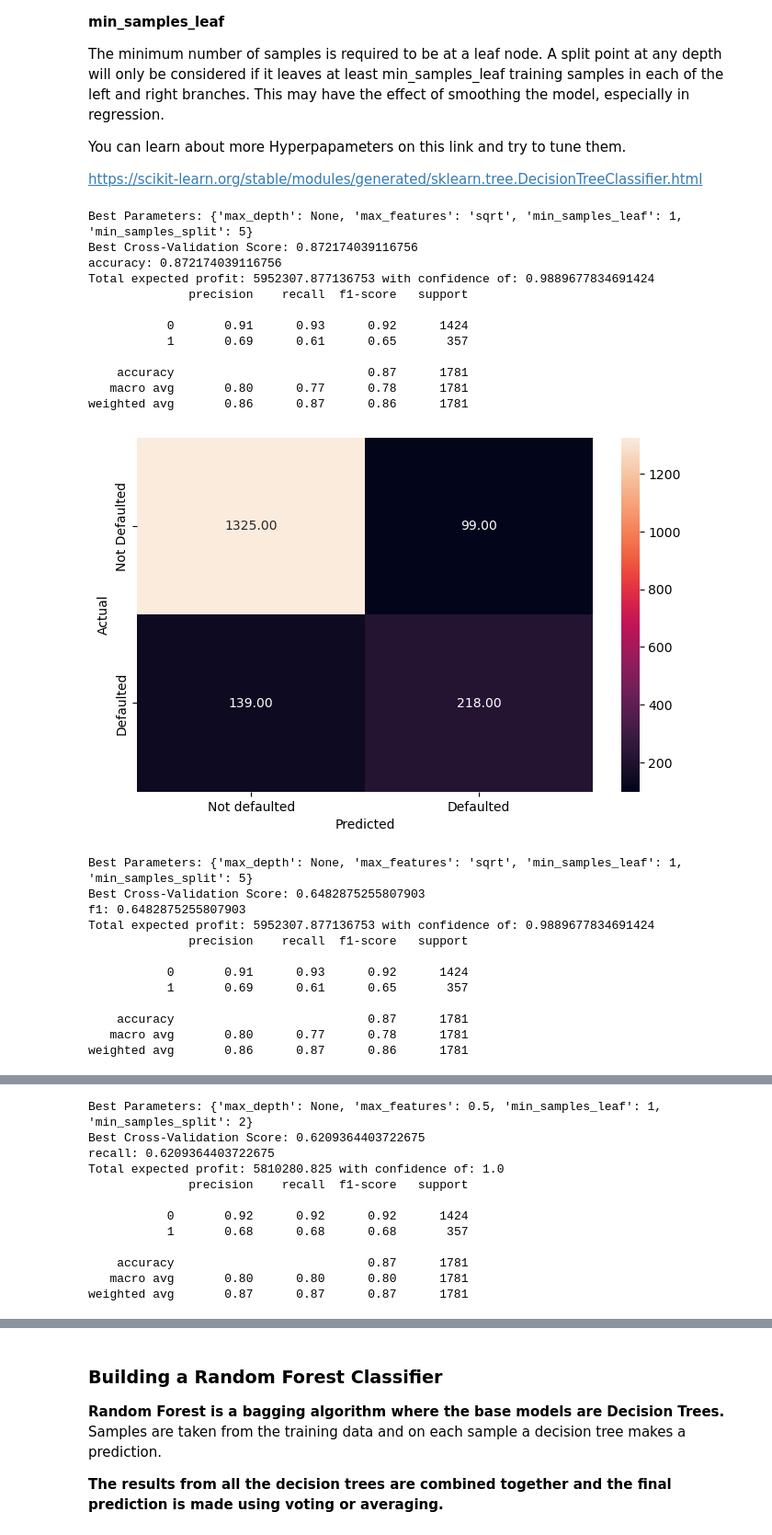
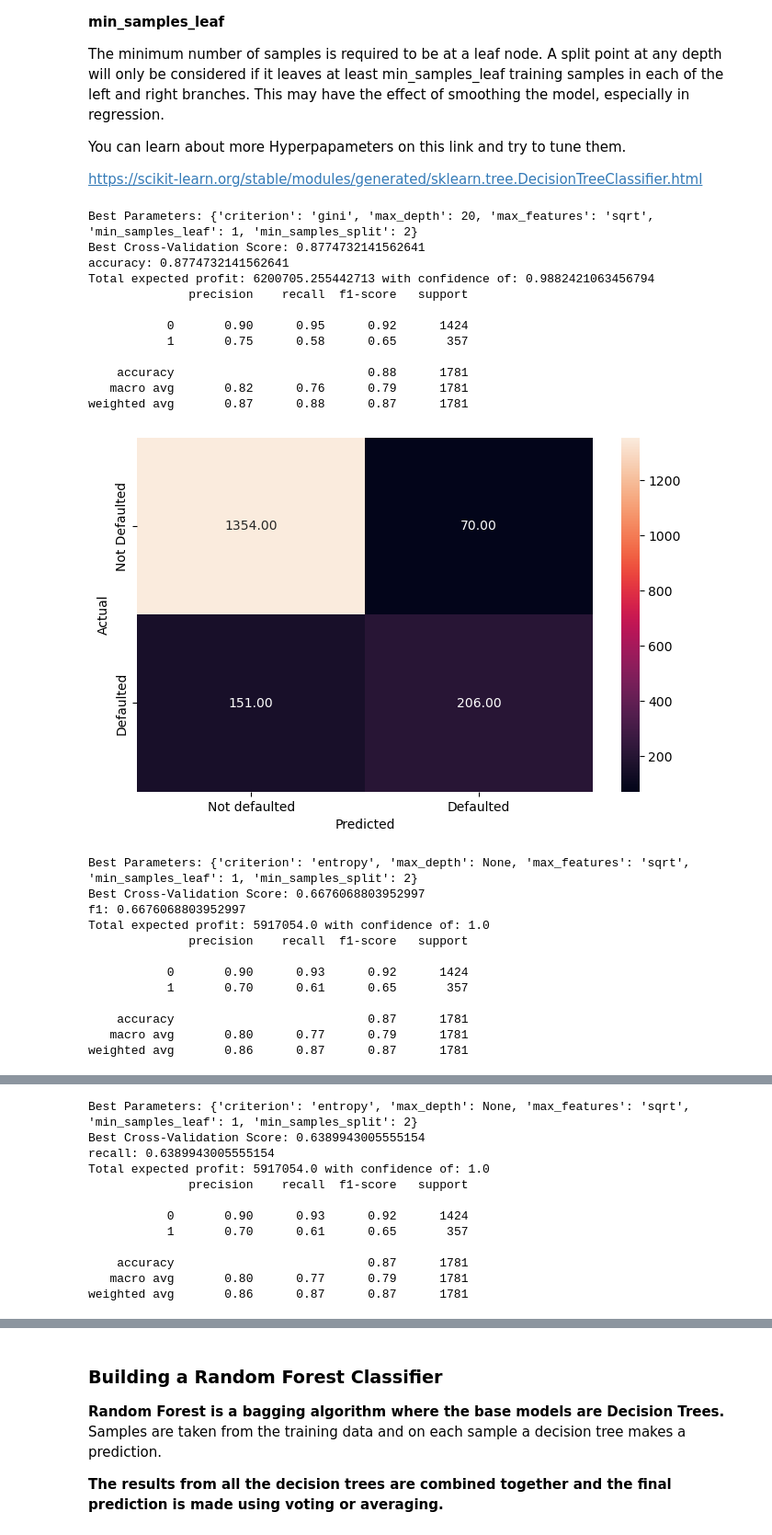
Before and after one commit to vmagar1729/analytiqbit, a Jupyter notebook: notebooks/Capstone_Project_Reference_Notebook_Loan_Default_Prediction_Full_Code.ipynb, the cells around one changed output, grey strips where cells are left out. Shown at 92% size. Saved outputs shown, nothing was run; the diff lists cells and outputs as text; code cells hidden in the pictures.

Commit message:
All models done. WIl a few iterations

```diff
--- a/notebooks/Capstone_Project_Reference_Notebook_Loan_Default_Prediction_Full_Code.ipynb
+++ b/notebooks/Capstone_Project_Reference_Notebook_Loan_Default_Prediction_Full_Code.ipynb
@@ -1562,7 +1565,7 @@ weighted avg       0.83      0.82      0.76      4154
 # %%
-# Checking the performance on the training data
-pred_train_weighted = lg_weighted.predict_proba(X_scaled)
-default_model['prob_default'] = pred_train_weighted[:, 1]  # Add predictions to the original dataset
+# Checking the performance on the test data
+pred_prob_weighted = lg_weighted.predict_proba(X_scaled)
+default_model['prob_default'] = pred_prob_weighted[:, 1]  # Add predictions to the original dataset
 # Calculate profit and loss for the tailored dataset
 
 profit, confidence = calculate_expected_with_confidence(default_model, 'loan_amount_approved')
@@ -1734,7 +1710,7 @@ weighted avg       0.83      0.82      0.76      1781
 ### Decision Tree
 # %%
 # Building decision tree model
-dt = DecisionTreeClassifier()
+dt = DecisionTreeClassifier(criterion='entropy')
 # %%
 # Fitting decision tree model
 dt.fit(x_train, y_train)
@@ -1757,8 +1733,8 @@ weighted avg       1.00      1.00      1.00      4154
 [figure]
 # %%
 # Checking the performance on the test data
-pred_train_dt = dt.predict_proba(X_scaled)
-default_model['prob_default'] = pred_train_dt[:, 1]  # Column for P(default)
+pred_prob_dt = dt.predict_proba(X_scaled)
+default_model['prob_default'] = pred_prob_dt[:, 1]  # Column for P(default)
 # Calculate profit and loss for the tailored dataset
 
 profit, confidence = calculate_expected_with_confidence(default_model, 'loan_amount_approved')
@@ -1781,7 +1757,7 @@ weighted avg       0.86      0.86      0.86      1781
 [figure]
 # %%
 # Decision tree with weights
-dt_weighted = DecisionTreeClassifier(class_weight = {0: 0.8, 1: 0.2}, random_state = 1)
+dt_weighted = DecisionTreeClassifier(class_weight = {0: 4.0, 1: 1.0}, random_state = 1)
 # Fitting decision tree model
 dt_weighted.fit(x_train, y_train)
 # %% [output]
@@ -1849,10 +1825,8 @@ You can learn about more Hyperpapameters on this link and try to tune them.
 
 https://scikit-learn.org/stable/modules/generated/sklearn.tree.DecisionTreeClassifier.html
 # %%
-from sklearn import metrics
-
 # Choose the type of classifier
-dtree_estimator_grid = DecisionTreeClassifier(class_weight = {0: 0.8, 1: 0.2}, random_state = 1)
+dtree_estimator_grid = DecisionTreeClassifier(class_weight = {0: 4.0, 1: 1.0}, random_state = 1)
 
 # Grid of parameters to choose from
 parameters = {
@@ -1860,6 +1834,7 @@ parameters = {
     'min_samples_split': [2, 5, 10],
     'min_samples_leaf': [1, 2, 5],
     'max_features': ['sqrt', 'log2', 0.5],
+    'criterion': ['gini', 'entropy']
 }
 
 # Define scoring metric
@@ -1873,67 +1848,68 @@ for opt in optimum:
         scoring=opt,  # Choose your metric here
         cv=5,  # 5-fold cross-validation
         n_jobs=-1  # Use all available processors
     )
 
     # Perform the grid search on the training data
     grid_search.fit(x_train, y_train)
 
     # Get the best parameters and best score
     best_params = grid_search.best_params_
     best_score = grid_search.best_score_
 
     print("Best Parameters:", best_params)
     print("Best Cross-Validation Score:", best_score)
 
     # Test the optimized model on the test set
     best_model = grid_search.best_estimator_
+    best_model.fit(x_train, y_train)
     test_accuracy = best_model.score(x_test, y_test)
     print(f"{opt}:", grid_search.best_score_)
 
-    pred_train_best = best_model.predict_proba(X_scaled)
-    default_model['prob_default'] = pred_train_best[:, 1] # Add predictions to the original dataset
+    pred_prob_best = best_model.predict_proba(X_scaled)
+    default_model['prob_default'] = pred_prob_best[:, 1] # Add predictions to the original dataset
 
     profit, confidence = calculate_expected_with_confidence(default_model, 'loan_amount_approved')
     print("Total expected profit:", profit, 'with confidence of:', confidence)
 
     y_grid = best_model.predict(x_test)
     metrics_score(y_test, y_grid)
 # %% [output]
-Best Parameters: {'max_depth': None, 'max_features': 'sqrt', 'min_samples_leaf': 1, 'min_samples_split': 5}
-Best Cross-Validation Score: 0.872174039116756
-accuracy: 0.872174039116756
-Total expected profit: 5952307.877136753 with confidence of: 0.9889677834691424
+Best Parameters: {'criterion': 'gini', 'max_depth': 20, 'max_features': 'sqrt', 'min_samples_leaf': 1, 'min_samples_split': 2}
+Best Cross-Validation Score: 0.8774732141562641
+accuracy: 0.8774732141562641
+Total expected profit: 6200705.255442713 with confidence of: 0.9882421063456794
               precision    recall  f1-score   support
 
-           0       0.91      0.93      0.92      1424
-           1       0.69      0.61      0.65       357
+           0       0.90      0.95      0.92      1424
+           1       0.75      0.58      0.65       357
 
-    accuracy                           0.87      1781
-   macro avg       0.80      0.77      0.78      1781
-weighted avg       0.86      0.87      0.86      1781
+    accuracy                           0.88      1781
+   macro avg       0.82      0.76      0.79      1781
+weighted avg       0.87      0.88      0.87      1781
-[figure, old version]
+[figure, new version]
-Best Parameters: {'max_depth': None, 'max_features': 'sqrt', 'min_samples_leaf': 1, 'min_samples_split': 5}
-Best Cross-Validation Score: 0.6482875255807903
-f1: 0.6482875255807903
-Total expected profit: 5952307.877136753 with confidence of: 0.9889677834691424
+Best Parameters: {'criterion': 'entropy', 'max_depth': None, 'max_features': 'sqrt', 'min_samples_leaf': 1, 'min_samples_split': 2}
+Best Cross-Validation Score: 0.6676068803952997
+f1: 0.6676068803952997
+Total expected profit: 5917054.0 with confidence of: 1.0
               precision    recall  f1-score   support
 
-           0       0.91      0.93      0.92      1424
-           1       0.69      0.61      0.65       357
+           0       0.90      0.93      0.92      1424
+           1       0.70      0.61      0.65       357
 
     accuracy                           0.87      1781
-   macro avg       0.80      0.77      0.78      1781
-weighted avg       0.86      0.87      0.86      1781
+   macro avg       0.80      0.77      0.79      1781
+weighted avg       0.86      0.87      0.87      1781
 [figure]
-Best Parameters: {'max_depth': None, 'max_features': 0.5, 'min_samples_leaf': 1, 'min_samples_split': 2}
-Best Cross-Validation Score: 0.6209364403722675
-recall: 0.6209364403722675
-Total expected profit: 5810280.825 with confidence of: 1.0
+Best Parameters: {'criterion': 'entropy', 'max_depth': None, 'max_features': 'sqrt', 'min_samples_leaf': 1, 'min_samples_split': 2}
+Best Cross-Validation Score: 0.6389943005555154
+recall: 0.6389943005555154
+Total expected profit: 5917054.0 with confidence of: 1.0
               precision    recall  f1-score   support
 
-           0       0.92      0.92      0.92      1424
-           1       0.68      0.68      0.68       357
+           0       0.90      0.93      0.92      1424
+           1       0.70      0.61      0.65       357
 
     accuracy                           0.87      1781
-   macro avg       0.80      0.80      0.80      1781
-weighted avg       0.87      0.87      0.87      1781
+   macro avg       0.80      0.77      0.79      1781
+weighted avg       0.86      0.87      0.87      1781
```
Also changed, not shown: parts of 22 cells of this notebook.
